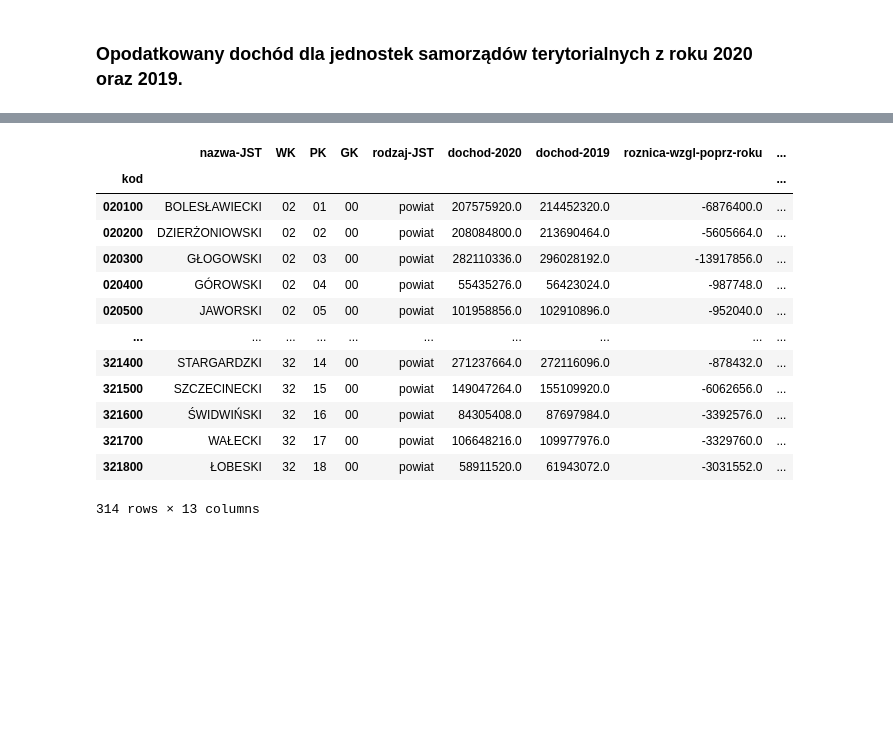
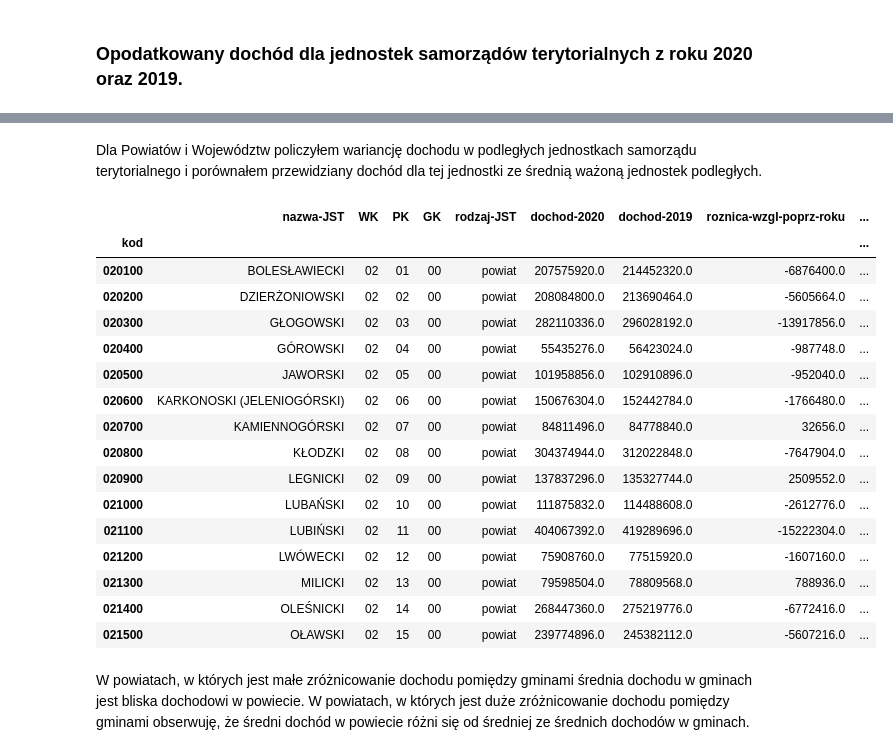
Before and after one commit to matthewmachnowski/final-assignment, a Jupyter notebook: script.ipynb, the cells around one changed output, grey strips where cells are left out. Cells and saved outputs as stored; diff of their text form; code cells hidden in the pictures; blank space fills up the shorter version.

```diff
--- a/script.ipynb
+++ b/script.ipynb
@@ -46,11 +38,11 @@ GT kod typu gminy (1 miejska, 2 wiejska, 3 miejsko-wiejska)\
 # %% [markdown]
 ### Opodatkowany dochód dla jednostek samorządów terytorialnych z roku 2020 oraz 2019.
 # %%
-df_gm = jst_calc.income_comparison(config["data"]["y1_f1"], config["data"]["y2_f1"])
-df_pow = jst_calc.income_comparison(config["data"]["y1_f2"], config["data"]["y2_f2"])
-df_mnpp = jst_calc.income_comparison(config["data"]["y1_f3"], config["data"]["y2_f3"])
+df_gm = cal_income.income_comparison(config["data"]["y1_f1"], config["data"]["y2_f1"])
+df_pow = cal_income.income_comparison(config["data"]["y1_f2"], config["data"]["y2_f2"])
+df_mnpp = cal_income.income_comparison(config["data"]["y1_f3"], config["data"]["y2_f3"])
 df_pow_mnpp = pd.concat([df_pow, df_mnpp])
-df_metrop = jst_calc.income_comparison(config["data"]["y1_f4"], config["data"]["y2_f4"])
-df_woj = jst_calc.income_comparison(config["data"]["y1_f5"], config["data"]["y2_f5"])
+df_metrop = cal_income.income_comparison(config["data"]["y1_f4"], config["data"]["y2_f4"])
+df_woj = cal_income.income_comparison(config["data"]["y1_f5"], config["data"]["y2_f5"])
 # %%
 %%time
@@ -130,5 +86,5 @@ Wall time: 5.25 µs
 # %%
 %%time
-df_gm_mean = mean_calc.mean_inc_gm(df_gm, config["data"]["gm_lud"])
-df_gm_mean
+df_gm_mean = cal_income.mean_inc_gm(df_gm, config["data"]["gm_lud"])
+display(df_gm_mean.head())
 # %% [output]
@@ -151,5 +100,5 @@ Wall time: 326 ms
 # %%
 %%time
-df_pow_mnpp_mean = mean_calc.mean_inc_pow(df_pow, config["data"]["pow_lud"])
-df_pow_mnpp_mean
+df_pow_mnpp_mean = cal_income.mean_inc_pow(df_pow, config["data"]["pow_lud"])
+display(df_pow_mnpp_mean.head())
 # %% [output]
@@ -197,21 +128,28 @@ Wall time: 40.3 ms
+# %% [markdown]
+Dla Powiatów i Województw policzyłem wariancję dochodu w podległych jednostkach samorządu terytorialnego i porównałem przewidziany dochód dla tej jednostki ze średnią ważoną jednostek podległych.
 # %%
-df_gm_var = var_calc.income_variance_gm(df_gm_mean, df_pow_mnpp_mean)
-df_gm_var
+df_gm_var = cal_income.income_variance_gm(df_gm_mean, df_pow_mnpp_mean)
+display(df_gm_var.head(15))
 # %% [output]
 |  | nazwa-JST | WK | PK | GK | rodzaj-JST | dochod-2020 | dochod-2019 | roznica-wzgl-poprz-roku | ... |
 | kod |  |  |  |  |  |  |  |  | ... |
 | 020100 | BOLESŁAWIECKI | 02 | 01 | 00 | powiat | 207575920.0 | 214452320.0 | -6876400.0 | ... |
 | 020200 | DZIERŻONIOWSKI | 02 | 02 | 00 | powiat | 208084800.0 | 213690464.0 | -5605664.0 | ... |
 | 020300 | GŁOGOWSKI | 02 | 03 | 00 | powiat | 282110336.0 | 296028192.0 | -13917856.0 | ... |
 | 020400 | GÓROWSKI | 02 | 04 | 00 | powiat | 55435276.0 | 56423024.0 | -987748.0 | ... |
 | 020500 | JAWORSKI | 02 | 05 | 00 | powiat | 101958856.0 | 102910896.0 | -952040.0 | ... |
-| ... | ... | ... | ... | ... | ... | ... | ... | ... | ... |
-| 321400 | STARGARDZKI | 32 | 14 | 00 | powiat | 271237664.0 | 272116096.0 | -878432.0 | ... |
-| 321500 | SZCZECINECKI | 32 | 15 | 00 | powiat | 149047264.0 | 155109920.0 | -6062656.0 | ... |
-| 321600 | ŚWIDWIŃSKI | 32 | 16 | 00 | powiat | 84305408.0 | 87697984.0 | -3392576.0 | ... |
-| 321700 | WAŁECKI | 32 | 17 | 00 | powiat | 106648216.0 | 109977976.0 | -3329760.0 | ... |
-| 321800 | ŁOBESKI | 32 | 18 | 00 | powiat | 58911520.0 | 61943072.0 | -3031552.0 | ... |
+| 020600 | KARKONOSKI (JELENIOGÓRSKI) | 02 | 06 | 00 | powiat | 150676304.0 | 152442784.0 | -1766480.0 | ... |
+| 020700 | KAMIENNOGÓRSKI | 02 | 07 | 00 | powiat | 84811496.0 | 84778840.0 | 32656.0 | ... |
+| 020800 | KŁODZKI | 02 | 08 | 00 | powiat | 304374944.0 | 312022848.0 | -7647904.0 | ... |
+| 020900 | LEGNICKI | 02 | 09 | 00 | powiat | 137837296.0 | 135327744.0 | 2509552.0 | ... |
+| 021000 | LUBAŃSKI | 02 | 10 | 00 | powiat | 111875832.0 | 114488608.0 | -2612776.0 | ... |
+| 021100 | LUBIŃSKI | 02 | 11 | 00 | powiat | 404067392.0 | 419289696.0 | -15222304.0 | ... |
+| 021200 | LWÓWECKI | 02 | 12 | 00 | powiat | 75908760.0 | 77515920.0 | -1607160.0 | ... |
+| 021300 | MILICKI | 02 | 13 | 00 | powiat | 79598504.0 | 78809568.0 | 788936.0 | ... |
+| 021400 | OLEŚNICKI | 02 | 14 | 00 | powiat | 268447360.0 | 275219776.0 | -6772416.0 | ... |
+| 021500 | OŁAWSKI | 02 | 15 | 00 | powiat | 239774896.0 | 245382112.0 | -5607216.0 | ... |
-314 rows × 13 columns
+# %% [markdown]
+W powiatach, w których jest małe zróżnicowanie dochodu pomiędzy gminami średnia dochodu w gminach jest bliska dochodowi w powiecie. W powiatach, w których jest duże zróżnicowanie dochodu pomiędzy gminami obserwuję, że średni dochód w powiecie różni się od średniej ze średnich dochodów w gminach.
 # %%
 %%time
 df_gm_pow_mnpp = pd.concat([df_pow_mnpp_mean, df_gm_mean])
```
Also changed, not shown: parts of 23 cells of this notebook.
